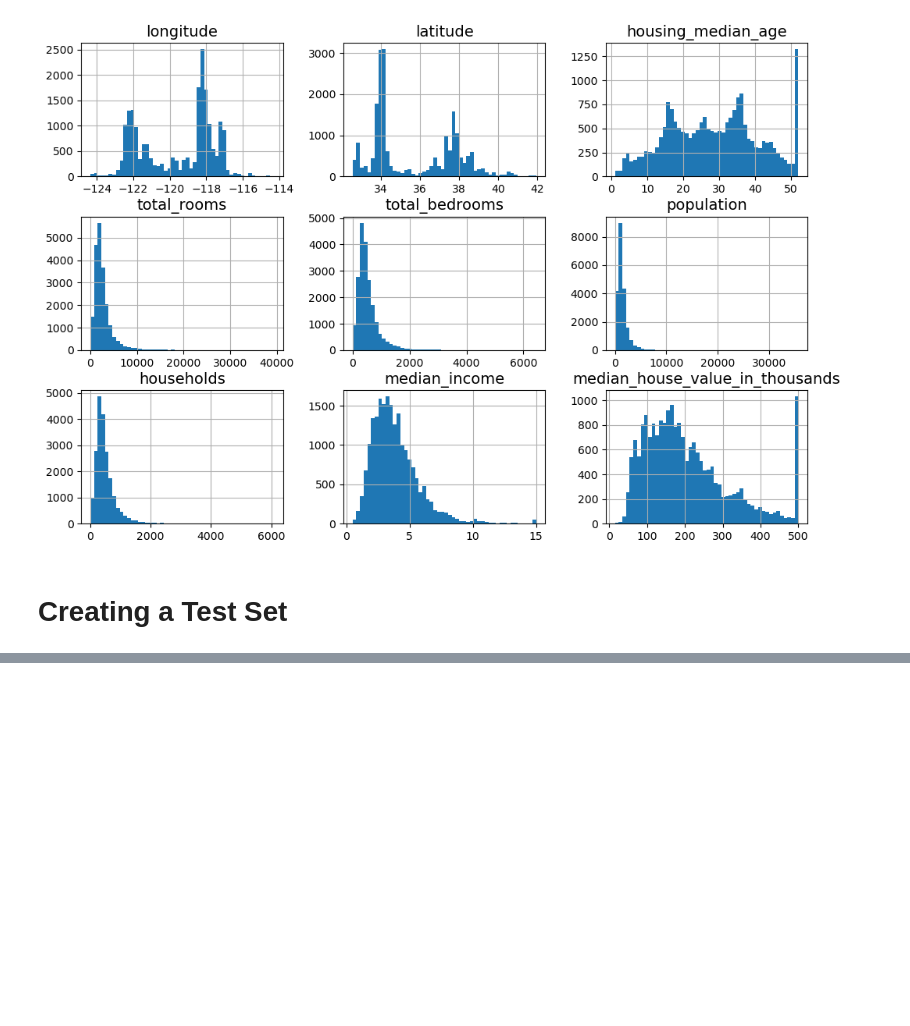
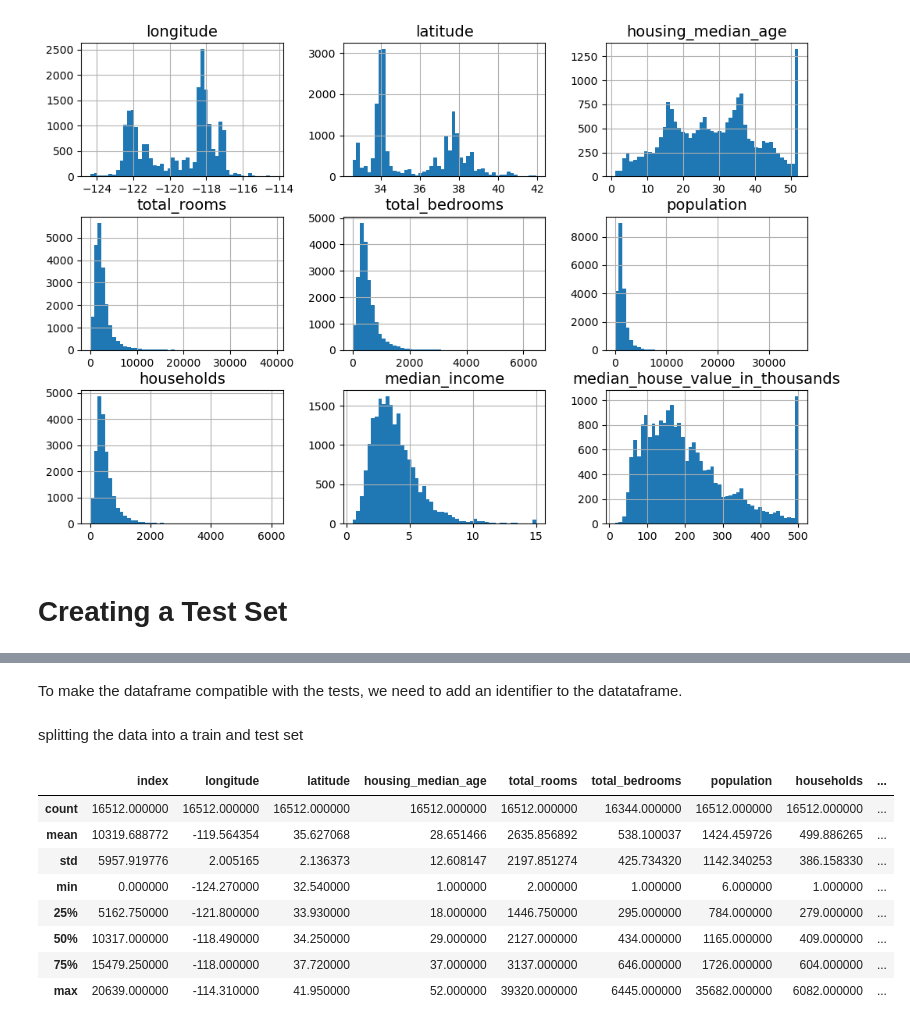
Before and after one commit to TimoSR/AppliedAI, a Jupyter notebook: lectures/chapter_7/ML_example_eTe.ipynb, the cells around one changed output, grey strips where cells are left out. Drawn from its saved outputs; the diff is of its cells as text; code cells hidden in the pictures; blank space fills up the shorter version.

```diff
--- a/lectures/chapter_7/ML_example_eTe.ipynb
+++ b/lectures/chapter_7/ML_example_eTe.ipynb
@@ -157,0 +160,31 @@ plt.show()
+# %%
+from zlib import crc32
+import numpy as np
+
+def is_id_in_test_set(identifier, test_ratio):
+    return crc32(np.int64(identifier)) < test_ratio * 2**32
+
+def split_data_with_id_hash(data, test_ratio, id_column):
+    ids = data[id_column]
+    in_test_set = ids.apply(lambda id_: is_id_in_test_set(id_, test_ratio))
+    return data.loc[~in_test_set], data.loc[in_test_set]
+# %% [markdown]
+To make the dataframe compatible with the tests, we need to add an identifier to the datataframe.
+# %%
+housing_samples_with_id = housing_samples.reset_index() # adds an `index` column
+# %% [markdown]
+splitting the data into a train and test set
+# %%
+train_set, test_set = split_data_with_id_hash(housing_samples_with_id, 0.2, 'index') #20% of the set is set as a test_set
+# %%
+train_set.describe()
+# %% [output]
+|  | index | longitude | latitude | housing_median_age | total_rooms | total_bedrooms | population | households | ... |
+| count | 16512.000000 | 16512.000000 | 16512.000000 | 16512.000000 | 16512.000000 | 16344.000000 | 16512.000000 | 16512.000000 | ... |
+| mean | 10319.688772 | -119.564354 | 35.627068 | 28.651466 | 2635.856892 | 538.100037 | 1424.459726 | 499.886265 | ... |
+| std | 5957.919776 | 2.005165 | 2.136373 | 12.608147 | 2197.851274 | 425.734320 | 1142.340253 | 386.158330 | ... |
+| min | 0.000000 | -124.270000 | 32.540000 | 1.000000 | 2.000000 | 1.000000 | 6.000000 | 1.000000 | ... |
+| 25% | 5162.750000 | -121.800000 | 33.930000 | 18.000000 | 1446.750000 | 295.000000 | 784.000000 | 279.000000 | ... |
+| 50% | 10317.000000 | -118.490000 | 34.250000 | 29.000000 | 2127.000000 | 434.000000 | 1165.000000 | 409.000000 | ... |
+| 75% | 15479.250000 | -118.000000 | 37.720000 | 37.000000 | 3137.000000 | 646.000000 | 1726.000000 | 604.000000 | ... |
+| max | 20639.000000 | -114.310000 | 41.950000 | 52.000000 | 39320.000000 | 6445.000000 | 35682.000000 | 6082.000000 | ... |
```
Also changed, not shown: parts of 11 cells of this notebook.
